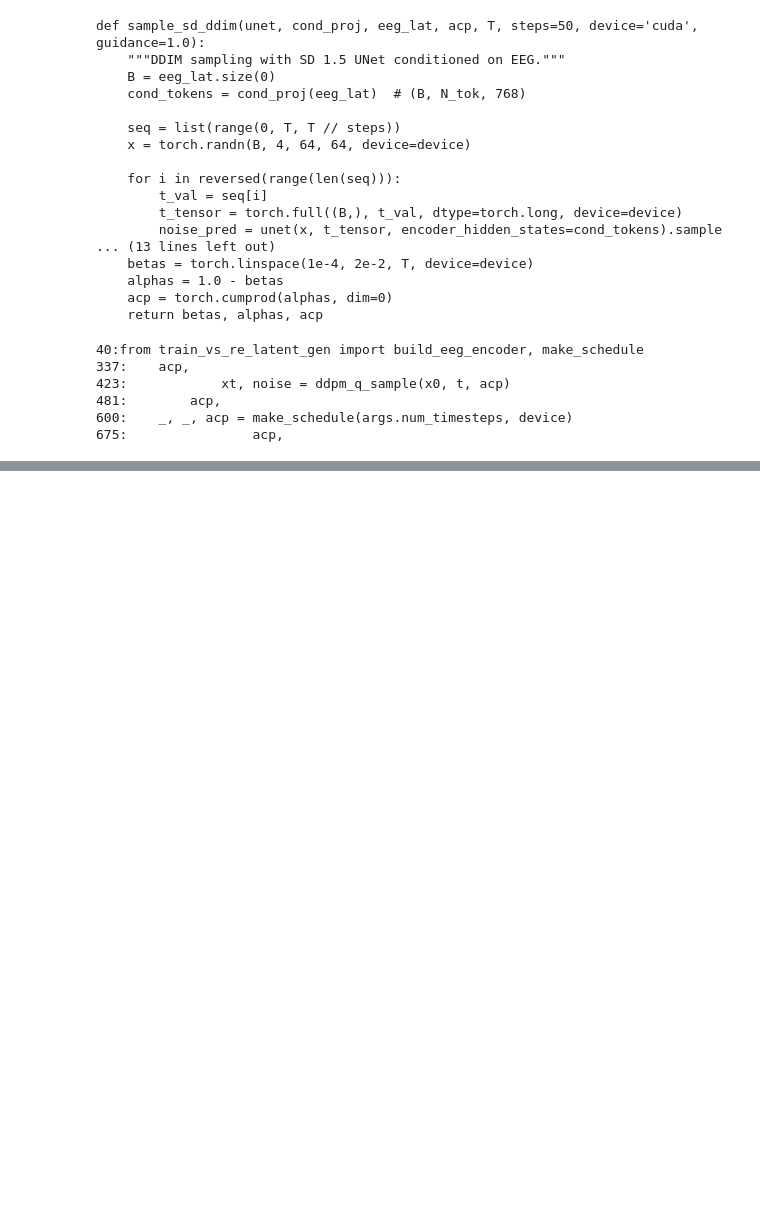
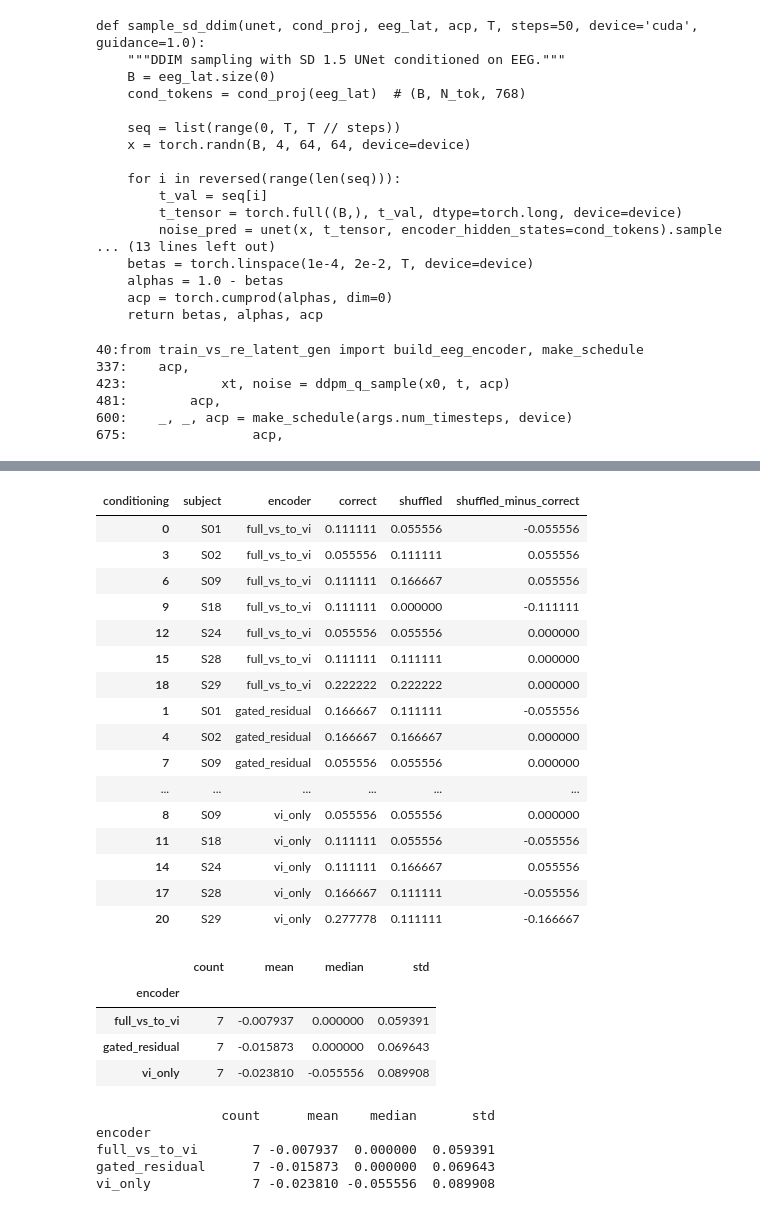
Before and after one commit to heegyukim4043/test_diffusion_EEG_visualstim_image, a Jupyter notebook: colab_next_priority_runs.ipynb, the cells around one changed output, grey strips where cells are left out. Saved outputs shown, nothing was run; the diff lists cells and outputs as text; code cells hidden in the pictures; blank space fills up the shorter version.

```diff
--- a/colab_next_priority_runs.ipynb
+++ b/colab_next_priority_runs.ipynb
@@ -751,0 +997,49 @@ grep -n "acp\|make_schedule" /content/vsvi_project/train_exp43_vi_lora.py | head
+# %%
+orig = gen[gen["conditioning"].isin(["correct", "shuffled"])].pivot_table(
+    index=["subject", "encoder"],
+    columns="conditioning",
+    values="original_label_top1",
+)
+
+orig["shuffled_minus_correct"] = orig["shuffled"] - orig["correct"]
+
+display(orig.reset_index().sort_values(["encoder", "subject"]))
+
+orig_group = (
+    orig.reset_index()
+    .groupby("encoder")["shuffled_minus_correct"]
+    .agg(["count", "mean", "median", "std"])
+    .sort_values("mean", ascending=False)
+)
+
+display(orig_group)
+
+print(orig_group.to_string())
+# %% [output]
+| conditioning | subject | encoder | correct | shuffled | shuffled_minus_correct |
+| 0 | S01 | full_vs_to_vi | 0.111111 | 0.055556 | -0.055556 |
+| 3 | S02 | full_vs_to_vi | 0.055556 | 0.111111 | 0.055556 |
+| 6 | S09 | full_vs_to_vi | 0.111111 | 0.166667 | 0.055556 |
+| 9 | S18 | full_vs_to_vi | 0.111111 | 0.000000 | -0.111111 |
+| 12 | S24 | full_vs_to_vi | 0.055556 | 0.055556 | 0.000000 |
+| 15 | S28 | full_vs_to_vi | 0.111111 | 0.111111 | 0.000000 |
+| 18 | S29 | full_vs_to_vi | 0.222222 | 0.222222 | 0.000000 |
+| 1 | S01 | gated_residual | 0.166667 | 0.111111 | -0.055556 |
+| 4 | S02 | gated_residual | 0.166667 | 0.166667 | 0.000000 |
+| 7 | S09 | gated_residual | 0.055556 | 0.055556 | 0.000000 |
+| ... | ... | ... | ... | ... | ... |
+| 8 | S09 | vi_only | 0.055556 | 0.055556 | 0.000000 |
+| 11 | S18 | vi_only | 0.111111 | 0.055556 | -0.055556 |
+| 14 | S24 | vi_only | 0.111111 | 0.166667 | 0.055556 |
+| 17 | S28 | vi_only | 0.166667 | 0.111111 | -0.055556 |
+| 20 | S29 | vi_only | 0.277778 | 0.111111 | -0.166667 |
+|  | count | mean | median | std |
+| encoder |  |  |  |  |
+| full_vs_to_vi | 7 | -0.007937 | 0.000000 | 0.059391 |
+| gated_residual | 7 | -0.015873 | 0.000000 | 0.069643 |
+| vi_only | 7 | -0.023810 | -0.055556 | 0.089908 |
+                count      mean    median       std
+encoder
+full_vs_to_vi       7 -0.007937  0.000000  0.059391
+gated_residual      7 -0.015873  0.000000  0.069643
+vi_only             7 -0.023810 -0.055556  0.089908
```
Also changed, not shown: parts of 6 cells of this notebook.
